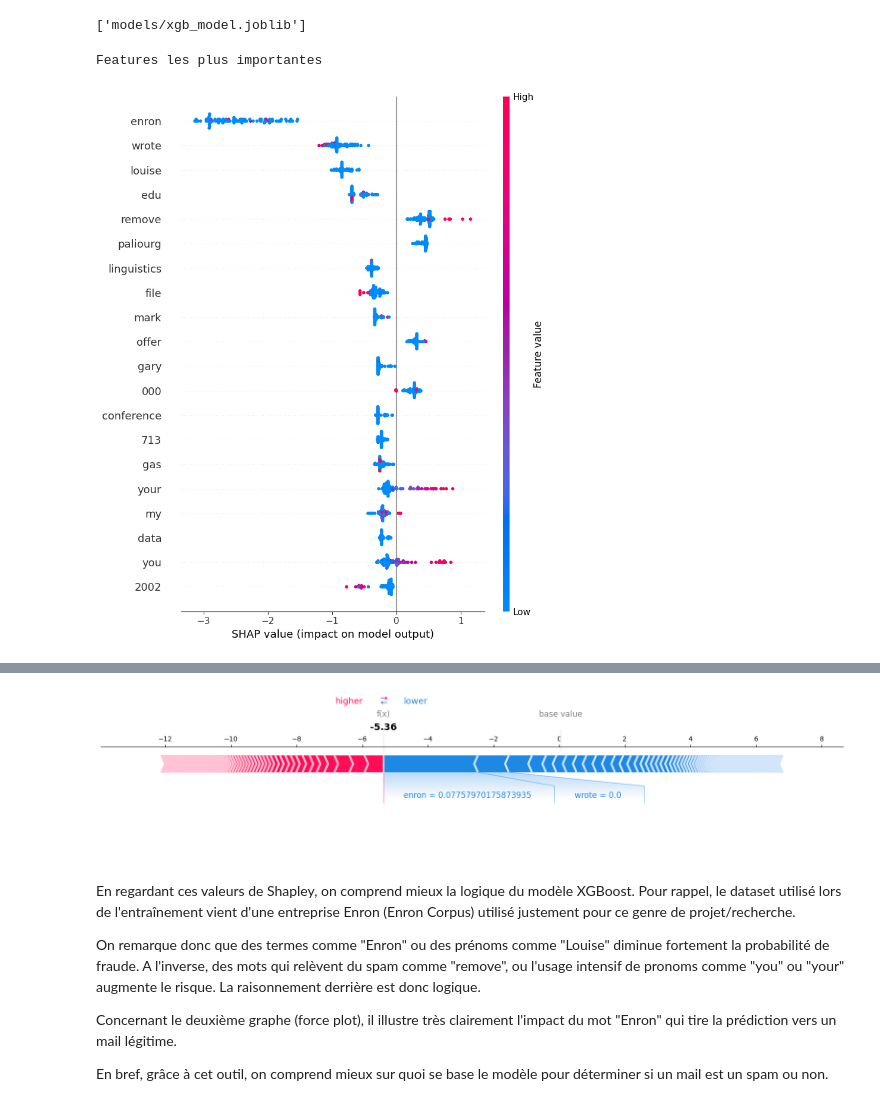
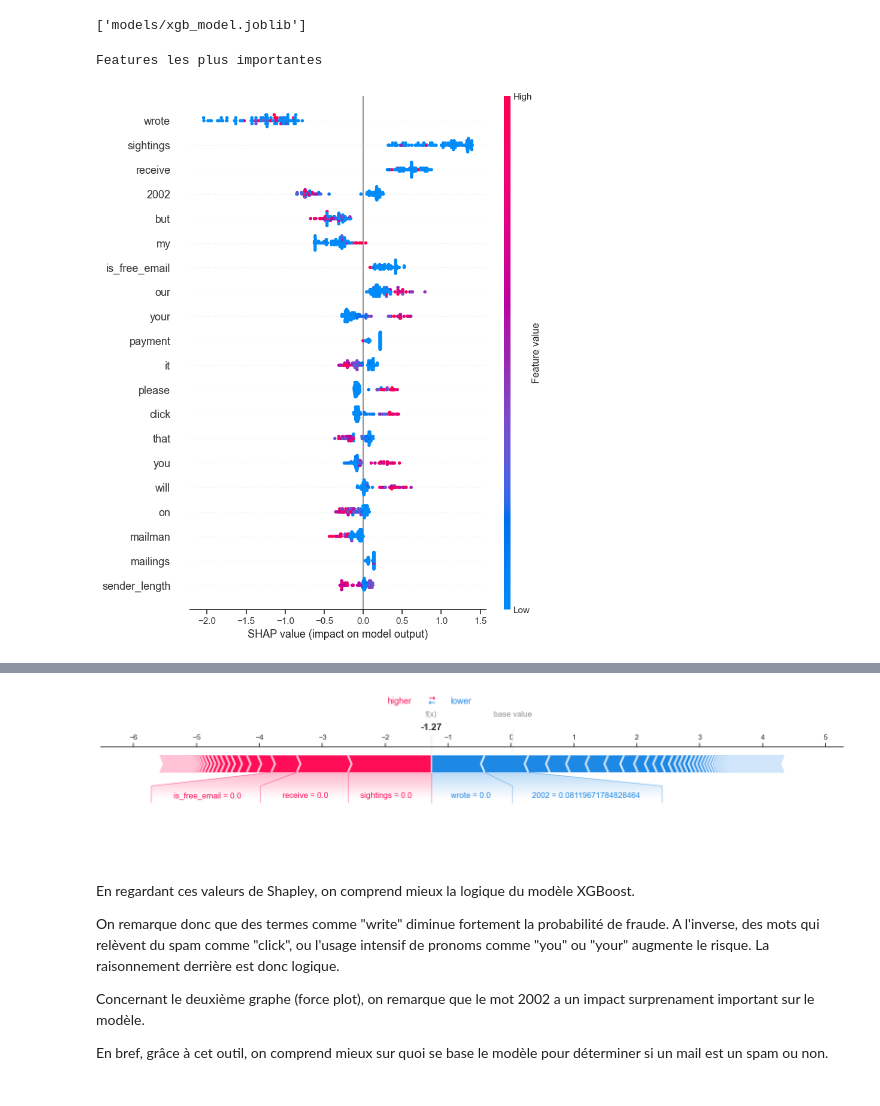
Before and after one commit to VtnDenis/Poc-PhishingDetection, a Jupyter notebook: main.ipynb, the cells around one changed output, grey strips where cells are left out. Drawn from its saved outputs; the diff is of its cells as text; code cells hidden in the pictures.

Commit message:
changed dataset, more feature engineering

```diff
--- a/main.ipynb
+++ b/main.ipynb
@@ -41,0 +55,14 @@ X_train, X_test, y_train, y_test = train_test_split(df["content"], df['class'],
+# %%
+from string import ascii_letters
+import seaborn as sns
+import matplotlib.pyplot as plt
+
+sns.set_theme(style="white")
+
+# Compute the correlation matrix (got this code from the official seaborn website)
+corr = X_train_enriched.drop(columns=["body"]).corr()
+mask = np.triu(np.ones_like(corr, dtype=bool))
+f, ax = plt.subplots(figsize=(11, 9))
+cmap = sns.diverging_palette(230, 20, as_cmap=True)
+sns.heatmap(corr, mask=mask, cmap=cmap, vmax=.3, center=0,
+            square=True, linewidths=.5, cbar_kws={"shrink": .5})
@@ -42,9 +74,10 @@ X_train, X_test, y_train, y_test = train_test_split(df["content"], df['class'],
 # %%
-from sklearn.feature_extraction.text import TfidfVectorizer
+# Préparation du test set avec exactement les mêmes transformations que le train
+X_test_enriched = feature_engineering(X_test)
 
-# Max 5000 colonnes, le mot doit apparaître dans 5 lignes minimum
-tfidf = TfidfVectorizer(max_features=5000, min_df=5, max_df=0.8)
-result = tfidf.fit_transform(X_train)
-tfidf.get_feature_names_out()
+X_test_num = X_test_enriched[['sender_length', 'is_free_email']].values
 
-X_test = tfidf.transform(X_test)
+# Attention: fit_transform sur train, transform sur test seulement
+X_test_tfidf = tfidf.transform(X_test_enriched['body'])
+
+X_test_final = hstack([X_test_tfidf, csr_matrix(X_test_num)])
@@ -78,7 +108,7 @@ from imblearn.over_sampling import SMOTE
 ratio = (y_train.value_counts()[1] * 1.05)/y_train.value_counts()[0]
 print(ratio)
 sm = SMOTE(sampling_strategy=ratio)
-X_train_res, y_train_res = sm.fit_resample(result, y_train)
+X_train_res, y_train_res = sm.fit_resample(X_train_final, y_train)
 
 print(f"Avant SMOTE : {y_train.value_counts()}")
 print(f"Après SMOTE : {y_train_res.value_counts()}")
@@ -98,14 +128,14 @@ Le dataset est suffisamment équilibré, faire de l'undersampling n'est pas néc
 # Prédiction!
 
 # XGB sans SMOTE
-model_xgb.fit(result, y_train)
-y_pred_xgb = model_xgb.predict(X_test)
+model_xgb.fit(X_train_final, y_train)
+y_pred_xgb = model_xgb.predict(X_test_final)
 
 # XGB avec SMOTE
 model_xgb.fit(X_train_res, y_train_res)
-y_pred_xgb_SMOTE = model_xgb.predict(X_test)
+y_pred_xgb_SMOTE = model_xgb.predict(X_test_final)
 
 # Catboost sans SMOTE
-model_catboost.fit(result, y_train)
-y_pred_cat = model_catboost.predict(X_test.toarray())
+model_catboost.fit(X_train_final, y_train)
+y_pred_cat = model_catboost.predict(X_test_final.toarray())
 # %% [output]
@@ -177,37 +206,37 @@ joblib.dump(model_xgb, "models/xgb_model.joblib")
 # %%
 import shap
 import matplotlib.pyplot as plt
 
 explainer = shap.TreeExplainer(model_xgb)
 
-X_test_sample = X_test[:100].toarray()
-feature_names = tfidf.get_feature_names_out()
+X_test_sample = X_test_final[:100].toarray()
+feature_names = list(tfidf.get_feature_names_out()) + ['sender_length', 'is_free_email']
 
 shap_values = explainer.shap_values(X_test_sample)
 
 print("Features les plus importantes")
 shap.summary_plot(shap_values, X_test_sample, feature_names=feature_names)
 
 # Exemple sur une prédiction
-index_email = 0
+index_email = 45
 shap.initjs()
 shap.force_plot(
     explainer.expected_value,
     shap_values[index_email,:],
     X_test_sample[index_email,:],
     feature_names=feature_names,
     matplotlib=True
 )
 # %% [output]
 Features les plus importantes
-[figure, old version]
+[figure, new version]
 [interactive output not drawn]
-[figure, old version]
+[figure, new version]
 # %% [markdown]
-En regardant ces valeurs de Shapley, on comprend mieux la logique du modèle XGBoost. Pour rappel, le dataset utilisé lors de l'entraînement vient d'une entreprise Enron (Enron Corpus) utilisé justement pour ce genre de projet/recherche.
+En regardant ces valeurs de Shapley, on comprend mieux la logique du modèle XGBoost.
 
-On remarque donc que des termes comme "Enron" ou des prénoms comme "Louise" diminue fortement la probabilité de fraude. A l'inverse, des mots qui relèvent du spam comme "remove", ou l'usage intensif de pronoms comme "you" ou "your" augmente le risque. La raisonnement derrière est donc logique.
+On remarque donc que des termes comme "write" diminue fortement la probabilité de fraude. A l'inverse, des mots qui relèvent du spam comme "click", ou l'usage intensif de pronoms comme "you" ou "your" augmente le risque. La raisonnement derrière est donc logique.
 
-Concernant le deuxième graphe (force plot), il illustre très clairement l'impact du mot "Enron" qui tire la prédiction vers un mail légitime.
+Concernant le deuxième graphe (force plot), on remarque que le mot 2002 a un impact surprenament important sur le modèle.
 
 En bref, grâce à cet outil, on comprend mieux sur quoi se base le modèle pour déterminer si un mail est un spam ou non.
```
Also changed, not shown: parts of 12 cells of this notebook, 4 other files.
